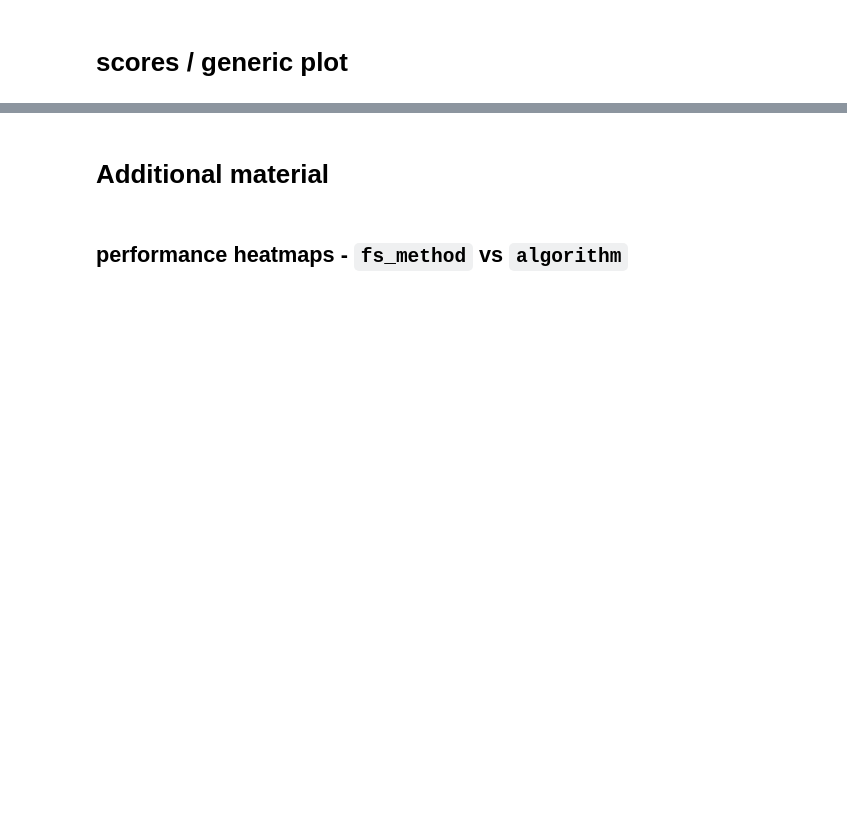
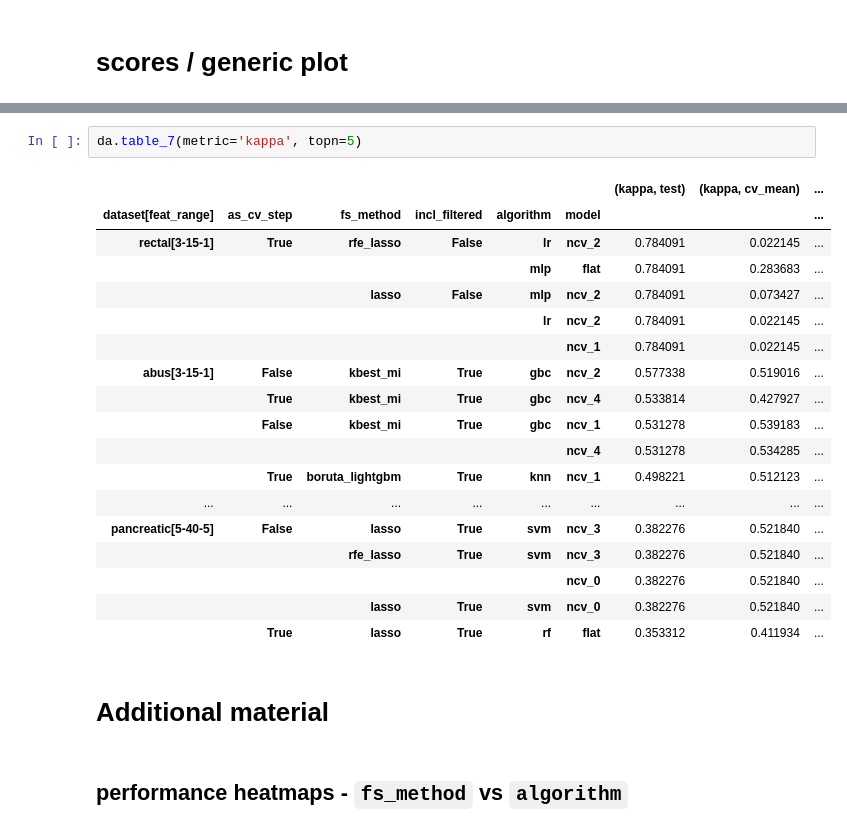
Before and after one commit to bgalvao/radiomic-feature-selection, a Jupyter notebook: data_analysis.ipynb, the cells around one changed output, grey strips where cells are left out. Cells and saved outputs as stored; diff of their text form; blank space fills up the shorter version.

```diff
--- a/data_analysis.ipynb
+++ b/data_analysis.ipynb
@@ -432,3 +78,24 @@ top.join(ranked_analyzed[['flatcv_choice', 'ncv_choice']]).loc[order_dataset_fra
+# %%
+da.table_7(metric='kappa', topn=5)
+# %% [output]
+|  |  |  |  |  |  | (kappa, test) | (kappa, cv_mean) | ... |
+| dataset[feat_range] | as_cv_step | fs_method | incl_filtered | algorithm | model |  |  | ... |
+| rectal[3-15-1] | True | rfe_lasso | False | lr | ncv_2 | 0.784091 | 0.022145 | ... |
+|  |  |  |  | mlp | flat | 0.784091 | 0.283683 | ... |
+|  |  | lasso | False | mlp | ncv_2 | 0.784091 | 0.073427 | ... |
+|  |  |  |  | lr | ncv_2 | 0.784091 | 0.022145 | ... |
+|  |  |  |  |  | ncv_1 | 0.784091 | 0.022145 | ... |
+| abus[3-15-1] | False | kbest_mi | True | gbc | ncv_2 | 0.577338 | 0.519016 | ... |
+|  | True | kbest_mi | True | gbc | ncv_4 | 0.533814 | 0.427927 | ... |
+|  | False | kbest_mi | True | gbc | ncv_1 | 0.531278 | 0.539183 | ... |
+|  |  |  |  |  | ncv_4 | 0.531278 | 0.534285 | ... |
+|  | True | boruta_lightgbm | True | knn | ncv_1 | 0.498221 | 0.512123 | ... |
+| ... | ... | ... | ... | ... | ... | ... | ... | ... |
+| pancreatic[5-40-5] | False | lasso | True | svm | ncv_3 | 0.382276 | 0.521840 | ... |
+|  |  | rfe_lasso | True | svm | ncv_3 | 0.382276 | 0.521840 | ... |
+|  |  |  |  |  | ncv_0 | 0.382276 | 0.521840 | ... |
+|  |  | lasso | True | svm | ncv_0 | 0.382276 | 0.521840 | ... |
+|  | True | lasso | True | rf | flat | 0.353312 | 0.411934 | ... |
 # %% [markdown]
 # Additional material
 # %% [markdown]
```
Also changed, not shown: parts of 26 cells of this notebook, 1 other file.
